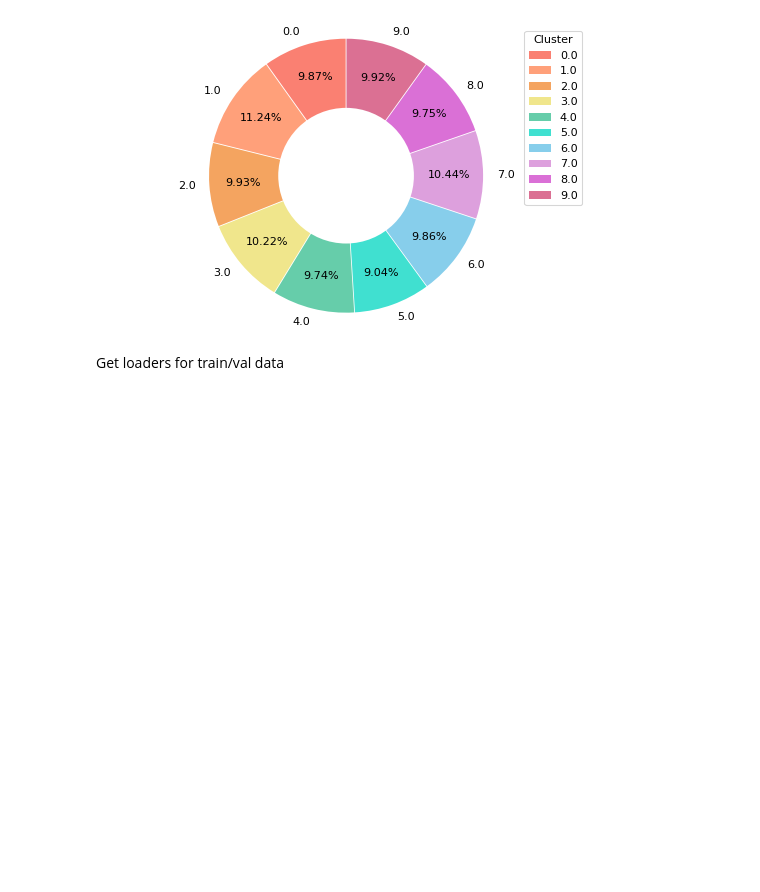
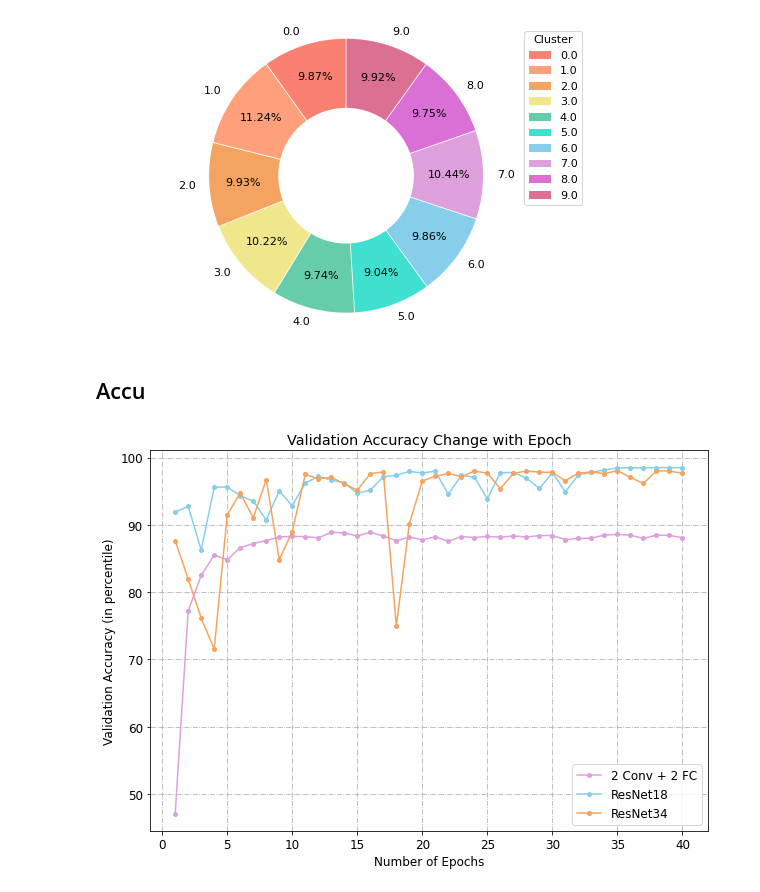
Before and after one commit to jwang44/upgraded-octo-chainsaw, a Jupyter notebook: DataVisualization.ipynb, the cells around one changed output. Saved outputs shown, nothing was run; the diff lists cells and outputs as text; code cells hidden in the pictures; blank space fills up the shorter version.

Commit message:
accu

```diff
--- a/DataVisualization.ipynb
+++ b/DataVisualization.ipynb
@@ -114,5 +111,32 @@ plt.savefig('piechart.png')
 plt.show()
 # %% [output]
 [figure]
-# %% [markdown]
-Get loaders for train/val data
+# %% [markdown]
+## Accu
+# %%
+res18 = pd.read_csv('VAL_ACCU_RES18.csv')
+res18_rot =
+res34 = pd.read_csv('VAL_ACCU_RES34.csv')
+tutor = pd.read_csv('VAL_ACCU_TUTOR.csv')
+# %%
+epoch = res18.iloc[:,0]+1
+# %%
+
+# Data
+df=pd.DataFrame({'epoch': epoch, '2 Conv + 2 FC': tutor.iloc[:,1], 'ResNet18': res18.iloc[:,1], 'ResNet34': res34.iloc[:,1]})
+plt.figure(figsize=(10,7))
+plt.rcParams['font.size'] = '12'
+# multiple line plots
+plt.plot( 'epoch', '2 Conv + 2 FC', data=df, marker='.', markerfacecolor='plum', markersize=8, color='plum', label='2 Conv + 2 FC')
+plt.plot( 'epoch', 'ResNet18', data=df, marker='.', markerfacecolor='skyblue', markersize=8, color='skyblue', label='ResNet18')
+# plt.plot( 'epoch', 'y3_values', data=df, marker='.', markerfacecolor='salmon', markersize=8, color='salmon', label="MultinomialNB")
+plt.plot( 'epoch', 'ResNet34', data=df, marker='.', markerfacecolor='sandybrown', markersize=8, color='sandybrown', label='ResNet34')
+plt.grid(linestyle='-.')
+plt.legend()
+plt.title('Validation Accuracy Change with Epoch')
+plt.xlabel('Number of Epochs')
+plt.ylabel('Validation Accuracy (in Percentile)')
+# plt.savefig('acc_x2.png')
+plt.show()
+# %% [output]
+[figure, added]
```
Also changed, not shown: parts of 2 cells of this notebook.
